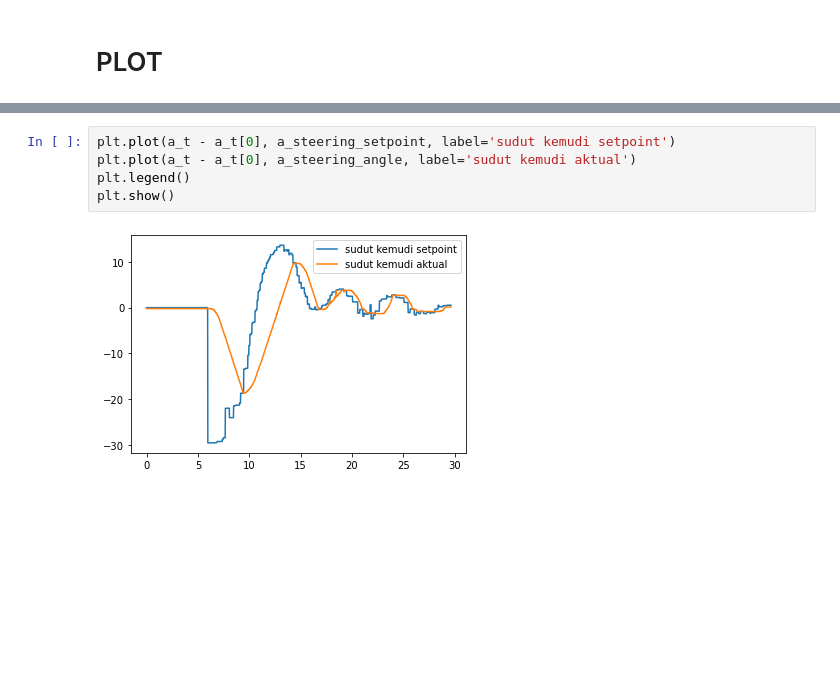
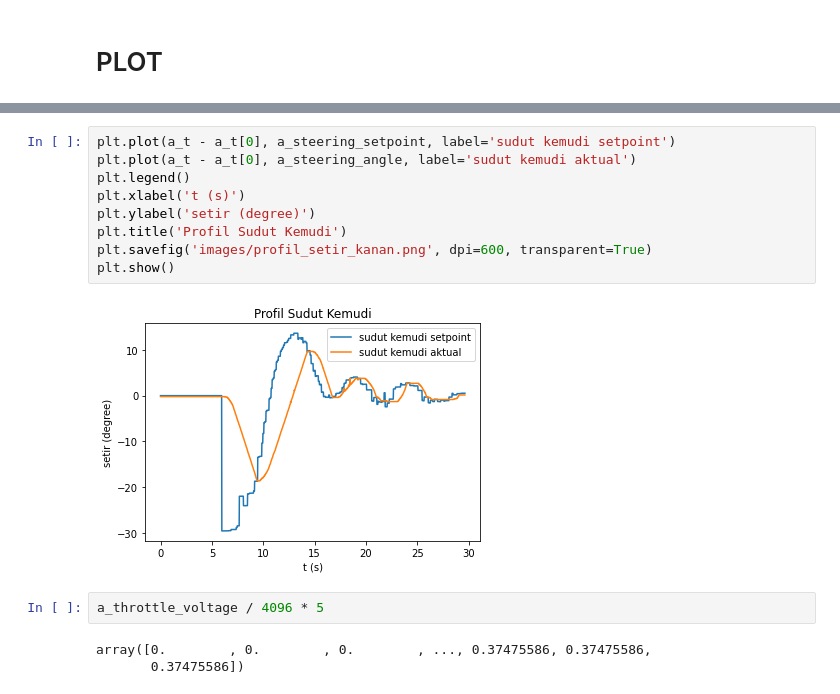
Before and after one commit to fadamsyah/final-project, a Jupyter notebook: rosbag/data_yang_berhasil/Analisis Mulai dari Kanan.ipynb, the cells around one changed output, grey strips where cells are left out. Saved outputs shown, nothing was run; the diff lists cells and outputs as text; blank space fills up the shorter version.

```diff
--- a/rosbag/data_yang_berhasil/Analisis Mulai dari Kanan.ipynb
+++ b/rosbag/data_yang_berhasil/Analisis Mulai dari Kanan.ipynb
@@ -175,7 +188,16 @@ plt.show()
 # %%
 plt.plot(a_t - a_t[0], a_steering_setpoint, label='sudut kemudi setpoint')
 plt.plot(a_t - a_t[0], a_steering_angle, label='sudut kemudi aktual')
 plt.legend()
+plt.xlabel('t (s)')
+plt.ylabel('setir (degree)')
+plt.title('Profil Sudut Kemudi')
+plt.savefig('images/profil_setir_kanan.png', dpi=600, transparent=True)
 plt.show()
 # %% [output]
-[figure, old version]
+[figure, new version]
+# %%
+a_throttle_voltage / 4096 * 5
+# %% [output]
+array([0.        , 0.        , 0.        , ..., 0.37475586, 0.37475586,
+       0.37475586])
```
Also changed, not shown: parts of 4 cells of this notebook, 9 other files.
